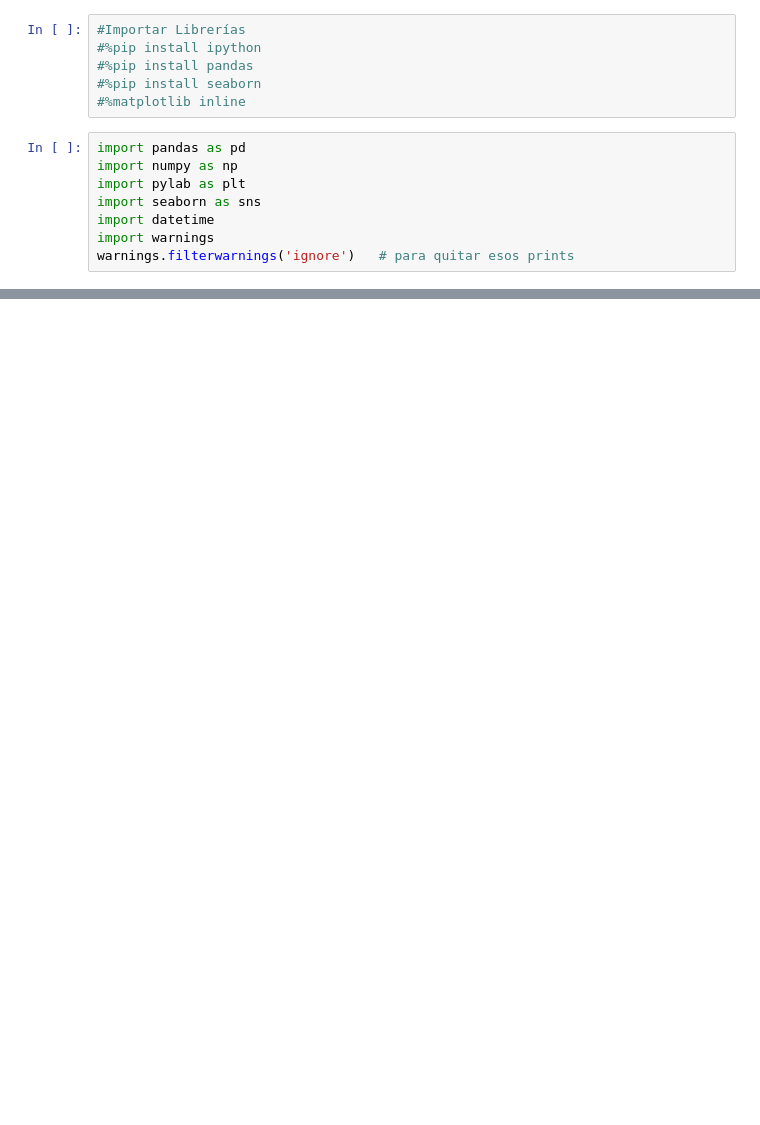
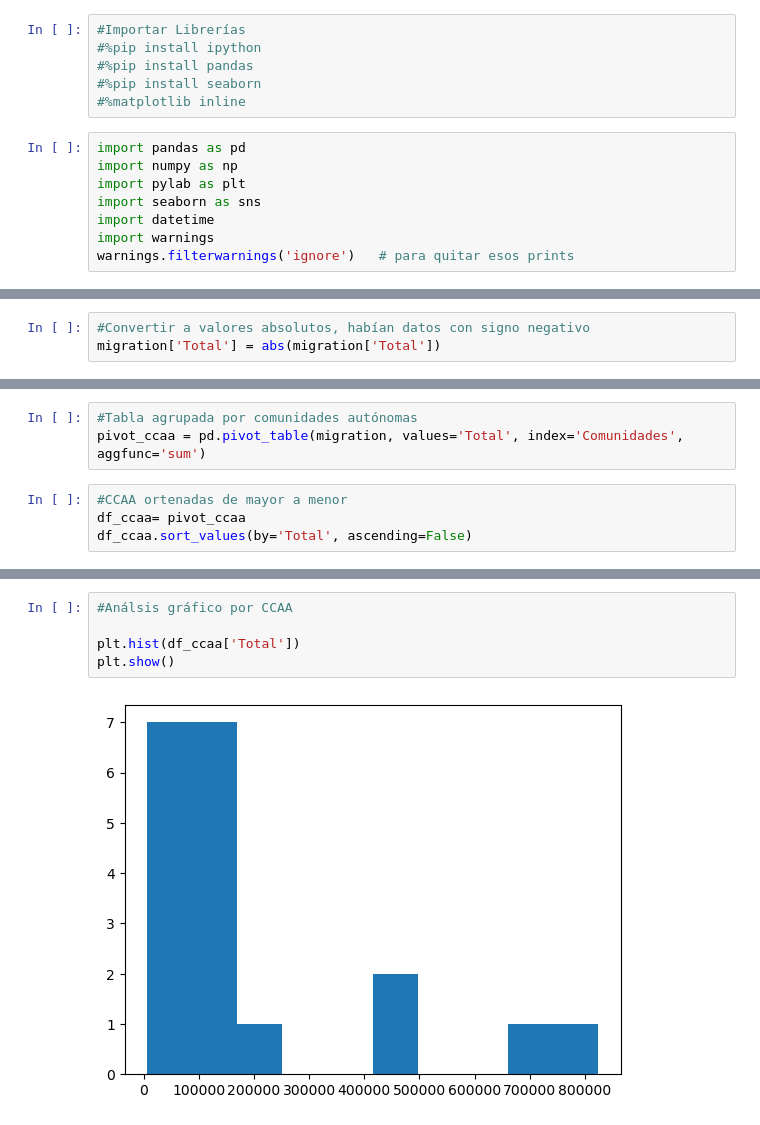
Before and after one commit to monicaclaros/ETL_P4, a Jupyter notebook: principal.ipynb, the cells around one changed output, grey strips where cells are left out. Cells and saved outputs as stored; diff of their text form; blank space fills up the shorter version.

```diff
--- a/principal.ipynb
+++ b/principal.ipynb
@@ -78,0 +96,3 @@ migration.head()
+# %%
+#Convertir a valores absolutos, habían datos con signo negativo
+migration['Total'] = abs(migration['Total'])
@@ -78,0 +117,7 @@ migration.head()
+# %%
+#Tabla agrupada por comunidades autónomas
+pivot_ccaa = pd.pivot_table(migration, values='Total', index='Comunidades', aggfunc='sum')
+# %%
+#CCAA ortenadas de mayor a menor
+df_ccaa= pivot_ccaa
+df_ccaa.sort_values(by='Total', ascending=False)
@@ -78,0 +143,7 @@ migration.head()
+# %%
+#Análsis gráfico por CCAA
+
+plt.hist(df_ccaa['Total'])
+plt.show()
+# %% [output]
+[figure, added]
```
Also changed, not shown: parts of 27 cells of this notebook, 2 other files.
